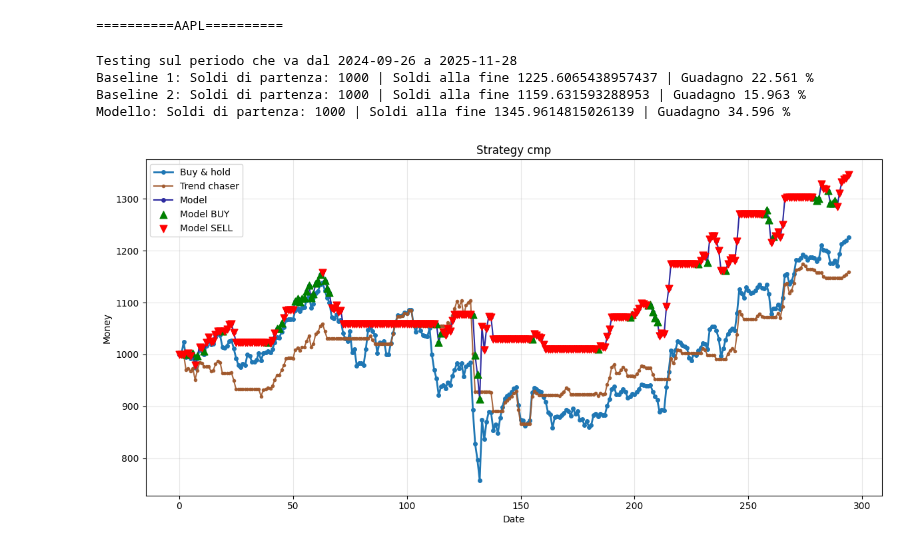
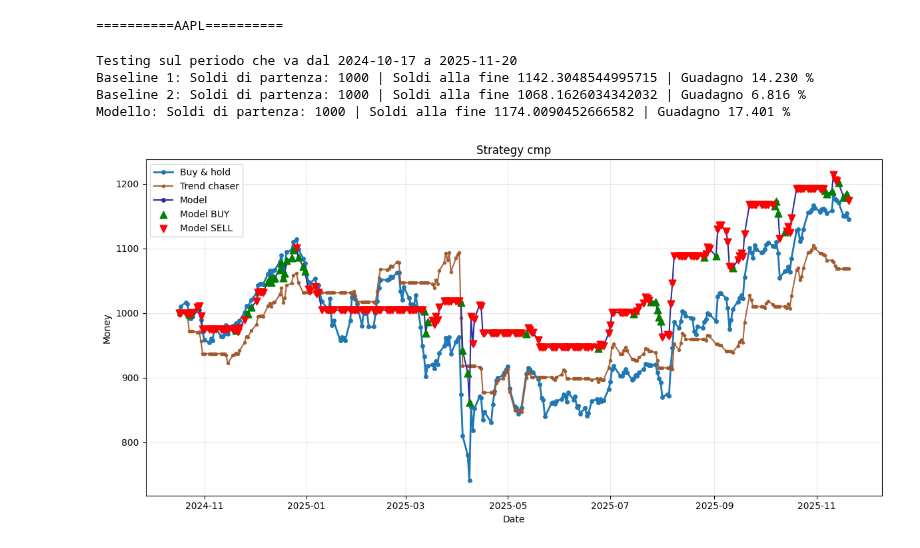
Before and after one commit to UniAlessioM/MarGui-Project, a Jupyter notebook: TradingTestbentch.ipynb, the cells around one changed output. Cells and saved outputs as stored; diff of their text form; code cells hidden in the pictures.

```diff
--- a/TradingTestbentch.ipynb
+++ b/TradingTestbentch.ipynb
@@ -15,11 +15,12 @@ importlib.reload(target)
 # %%
 # Parametri di simulazione
 ticker = "AAPL"
-TimeSplit_up = "2025-11-28"
-TimeSplit_down = "2024-09-26"
+TimeSplit_up = "2025-11-20"
+TimeSplit_down = "2024-10-17"
 starting_cash = 1000
 window = 40
-floor_probability = 0.40
+floor_probability = 0.4
+commision_interest = 0.002
 # %%
 # --- Carica dati e modello ---
 start_dt = pd.to_datetime(TimeSplit_down)
@@ -63,11 +64,14 @@ if threshold is not None:
 # %% [output]
 ['Close', 'High', 'Volume', 'Return', 'MACD', 'MACD_Hist', 'SMA', 'EMA20', 'Vol_EMA20', 'RSI', 'Boll_Up', 'Boll_Down', 'Dist_low_band', 'Dist_up_band', '%K', '%D', 'R_EMA20', 'ADX', 'ATR', 'ROC', 'OBV ...
 # %%
-# Baseline: Buy and Hold
+# Baseline: Buy and Hold con costi di commissione
 print("=" * 10 + f"{ticker}" + "=" * 10)
 
-own_tikers = starting_cash / entry["test_data"].iloc[0]["Close"]
+
+own_tikers = (starting_cash * (1-commision_interest))  / entry["test_data"].iloc[0]["Close"]
+
 payout_bnh = own_tikers * entry["test_data"].iloc[-1]["Close"]
+payout_bnh = payout_bnh * (1-commision_interest)
 # %% [output]
 ==========AAPL==========
 # %%
@@ -106,7 +110,7 @@ def step(row):
     # Segnale di acquisto: forte trend al rialzo rilevato e abbiamo liquidità
     if (trend_chaser["up_streak"] >= trend_chaser["threshold"] and
         trend_chaser["cash"] > 0):
-        shares_to_buy = trend_chaser["cash"] / price
+        shares_to_buy = trend_chaser["cash"]* (1 - commision_interest) / price
         trend_chaser["shares"] += shares_to_buy
         trend_chaser["cash"] = 0.0
 
@@ -114,7 +118,7 @@ def step(row):
     elif (trend_chaser["down_streak"] >= trend_chaser["threshold"] and
             trend_chaser["shares"] > 0):
         cash_from_sale = trend_chaser["shares"] * price
-        trend_chaser["cash"] += cash_from_sale
+        trend_chaser["cash"] += cash_from_sale * (1 - commision_interest)
         trend_chaser["shares"] = 0.0
 
     trend_chaser["prev_price"] = price
@@ -144,8 +148,9 @@ model = model_state["model"]
 
 # Copio i dati
 test_df = entry["test_data"].copy()
-test_df = test_df.reset_index(drop=True)
 model_state["data"] = test_df
+
+
 
 if "aggressive" in entry:
     model_state["aggressive"] = entry["aggressive"]
@@ -217,7 +222,7 @@ def model_strategy(row):
         model_state["streak"] = 0
         if model_state["shares"] == 0:
             # Buy completo
-            model_state["shares"] += model_state["cash"] / price
+            model_state["shares"] += (model_state["cash"] * (1 - commision_interest)) / price
             model_state["cash"] = 0.0
             model_state["streak"] = 0
 
@@ -225,7 +230,7 @@ def model_strategy(row):
         model_state["streak"] += 1
         if model_state["shares"] != 0 and (model_state["streak"] > 5):
             # Vendita totale
-            model_state["cash"] += model_state["shares"] * price
+            model_state["cash"] += model_state["shares"] * price * (1 - commision_interest)
             model_state["shares"] = 0.0
             model_state["streak"] = 0
 
@@ -248,7 +253,9 @@ print(f"Modello: Soldi di partenza: {starting_cash} | Soldi alla fine {payout_mo
 plt.figure(figsize=(12,6))
 
 # Use the aligned data from model_state
-idx = model_state["data"].index
+idx = entry["test_data"].index
+
+
 bh_series = model_state["data"]["Close"] * own_tikers
 model_series = model_state["data"]["model_value"]
 
@@ -263,38 +270,38 @@ else:
         tc_series = None
         print("Warning: Could not align trend chaser data")
 
 plt.plot(idx, bh_series, label='Buy & hold', color='#1f77b4', linewidth=2, marker='o', markersize=4)
 if tc_series is not None:
     plt.plot(idx, tc_series, label='Trend chaser', color="#a0582c", linewidth=1.5, marker='o', markersize=3, alpha=0.9)
 plt.plot(idx, model_series, label='Model', color="#2e2ca0", linewidth=1.5, marker='o', markersize=4)
 
 # Show EVERY model action (aligned with model_state data)
 buys = model_state["data"]["model_action"] == 1
 sells = model_state["data"]["model_action"] == 0
 
 # Use the aligned indices and values from model_state["data"]
 buy_indices = model_state["data"].loc[buys].index
 buy_values = model_state["data"].loc[buys, "model_value"]
 
 sell_indices = model_state["data"].loc[sells].index
 sell_values = model_state["data"].loc[sells, "model_value"]
 
 plt.scatter(buy_indices, buy_values, marker="^", color="green", s=60, label="Model BUY", zorder=5)
 plt.scatter(sell_indices, sell_values, marker="v", color="red", s=60, label="Model SELL", zorder=5)
 
 plt.title("Strategy cmp")
 plt.xlabel("Date")
 plt.ylabel("Money")
 plt.legend()
 plt.grid(alpha=0.3)
 plt.tight_layout()
 plt.show()
 # %% [output]
-Testing sul periodo che va dal 2024-09-26 a 2025-11-28
-Baseline 1: Soldi di partenza: 1000 | Soldi alla fine 1225.6065438957437 | Guadagno 22.561 %
-Baseline 2: Soldi di partenza: 1000 | Soldi alla fine 1159.631593288953 | Guadagno 15.963 %
-Modello: Soldi di partenza: 1000 | Soldi alla fine 1345.9614815026139 | Guadagno 34.596 %
+Testing sul periodo che va dal 2024-10-17 a 2025-11-20
+Baseline 1: Soldi di partenza: 1000 | Soldi alla fine 1142.3048544995715 | Guadagno 14.230 %
+Baseline 2: Soldi di partenza: 1000 | Soldi alla fine 1068.1626034342032 | Guadagno 6.816 %
+Modello: Soldi di partenza: 1000 | Soldi alla fine 1174.0090452666582 | Guadagno 17.401 %
-[figure, old version]
+[figure, new version]
 # %%
 print("=" * 10 + f"{ticker} - Confusion Matrix" + "=" * 10)
 
```
Also changed, not shown: parts of 2 cells of this notebook, 1 other file.
